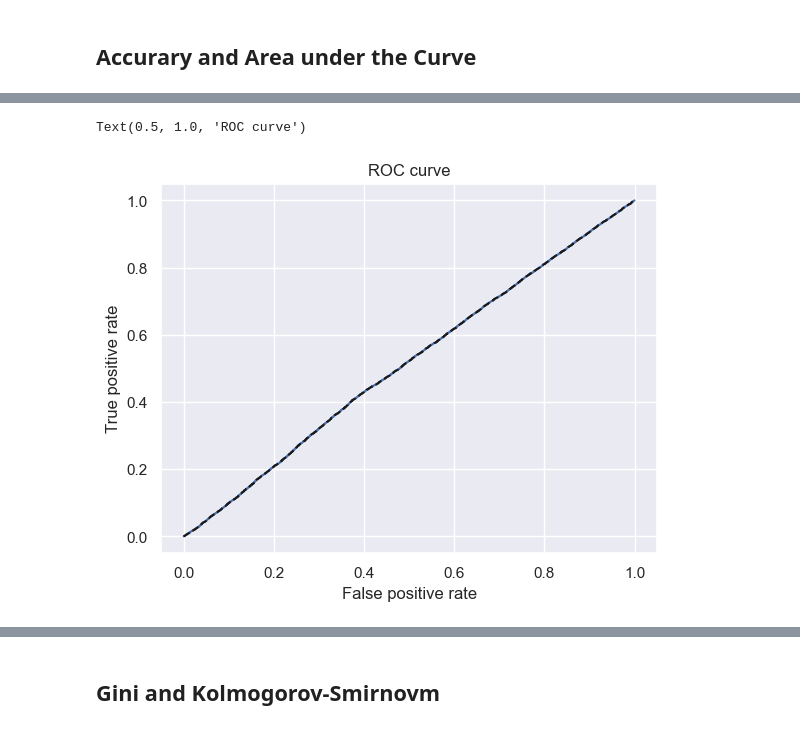
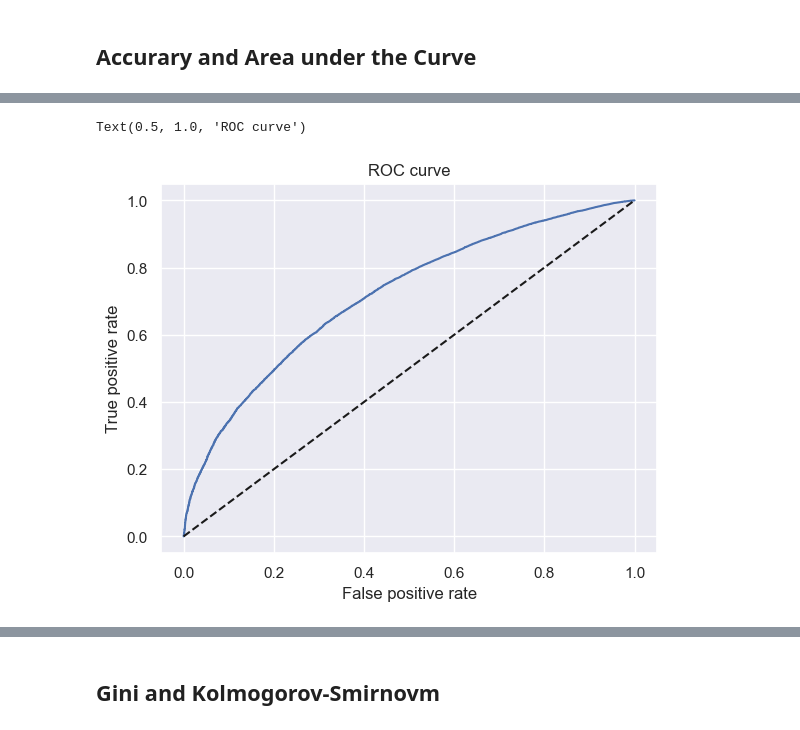
Before and after one commit to Scarlett-gaga/Credit-Risk-Modeling-Python-, a Jupyter notebook: PD Model.ipynb, the cells around one changed output, grey strips where cells are left out. Drawn from its saved outputs; the diff is of its cells as text; code cells hidden in the pictures.

```diff
--- a/PD Model.ipynb
+++ b/PD Model.ipynb
@@ -551,0 +524,3 @@ inputs_train.head()
+# %%
+inputs_train = inputs_train.astype(int)
+print(inputs_train.dtypes)
@@ -679,8 +672,6 @@ inputs_test_with_ref_cat = loan_data_inputs_test.loc[: , ['grade:A',
 'inq_last_6mths:1-2',
 'inq_last_6mths:3-6',
 'inq_last_6mths:>6',
-'acc_now_delinq:0',
-'acc_now_delinq:>=1',
 'annual_inc:<20K',
 'annual_inc:20K-30K',
 'annual_inc:30K-40K',
@@ -693,28 +684,11 @@ inputs_test_with_ref_cat = loan_data_inputs_test.loc[: , ['grade:A',
 'annual_inc:100K-120K',
 'annual_inc:120K-140K',
 'annual_inc:>140K',
-'dti:<=1.4',
-'dti:1.4-3.5',
-'dti:3.5-7.7',
-'dti:7.7-10.5',
-'dti:10.5-16.1',
-'dti:16.1-20.3',
-'dti:20.3-21.7',
-'dti:21.7-22.4',
-'dti:22.4-35',
-'dti:>35',
 'mths_since_last_delinq:Missing',
 'mths_since_last_delinq:0-3',
 'mths_since_last_delinq:4-30',
 'mths_since_last_delinq:31-56',
-'mths_since_last_delinq:>=57',
-'mths_since_last_record:Missing',
-'mths_since_last_record:0-2',
-'mths_since_last_record:3-20',
-'mths_since_last_record:21-31',
-'mths_since_last_record:32-80',
-'mths_since_last_record:81-86',
-'mths_since_last_record:>86',
+'mths_since_last_delinq:>=57'
 ]]
 # %%
 ref_categories = ['grade:G',
@@ -729,11 +703,8 @@ ref_categories = ['grade:G',
 'int_rate:>20.281',
 'mths_since_earliest_cr_line:<140',
 'inq_last_6mths:>6',
-'acc_now_delinq:0',
 'annual_inc:<20K',
-'dti:>35',
-'mths_since_last_delinq:0-3',
-'mths_since_last_record:0-2']
+'mths_since_last_delinq:0-3']
 # %%
 inputs_test = inputs_test_with_ref_cat.drop(ref_categories, axis = 1)
 inputs_test.head()
@@ -798,7 +769,7 @@ df_actual_predicted_probs.head()
 # %% [markdown]
 ## Accurary and Area under the Curve
 # %%
-tr = 0.9
+tr = 0.7
 df_actual_predicted_probs['y_hat_test'] = np.where(df_actual_predicted_probs['y_hat_test_proba']>tr,1,0)
 # %%
 pd.crosstab(df_actual_predicted_probs['loan_data_targets_test'],df_actual_predicted_probs['y_hat_test'],
@@ -849,13 +820,13 @@ import seaborn as sns
 sns.set()
 # %%
 plt.plot(fpr,tpr)
-plt.plot(fpr,tpr,linestyle = '--',color = 'k')
+plt.plot([0, 1], [0, 1], linestyle='--', color='k')
 plt.xlabel('False positive rate')
 plt.ylabel('True positive rate')
 plt.title('ROC curve')
 # %% [output]
 Text(0.5, 1.0, 'ROC curve')
-[figure, old version]
+[figure, new version]
 # %%
 AUROC = roc_auc_score(df_actual_predicted_probs['loan_data_targets_test'], df_actual_predicted_probs['y_hat_test_proba'])
 # Calculates the Area Under the Receiver Operating Characteristic Curve (AUROC)
```
Also changed, not shown: parts of 158 cells of this notebook, 3 other files.
